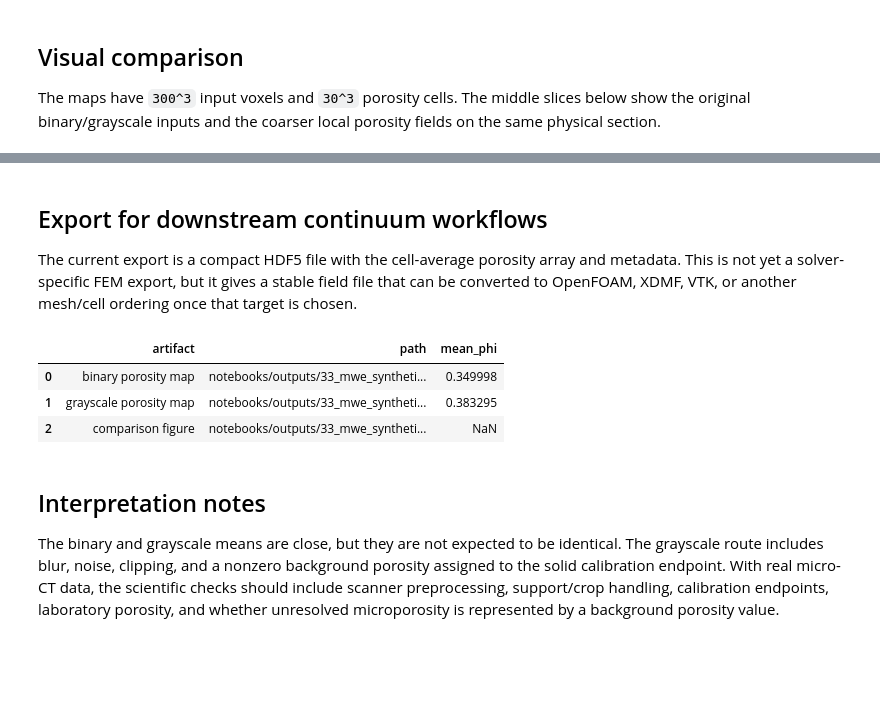
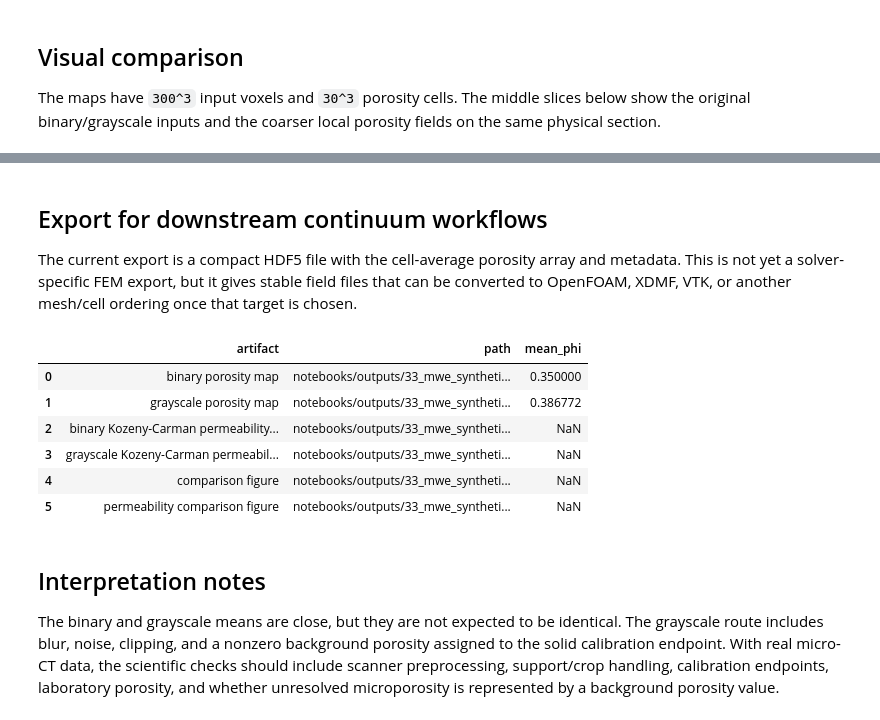
Before and after one commit to geomech-project/voids, a Jupyter notebook: notebooks/33_mwe_synthetic_porosity_maps.ipynb, the cells around one changed output, grey strips where cells are left out. Cells and saved outputs as stored; diff of their text form; code cells hidden in the pictures; blank space fills up the shorter version.

```diff
--- a/notebooks/33_mwe_synthetic_porosity_maps.ipynb
+++ b/notebooks/33_mwe_synthetic_porosity_maps.ipynb
@@ -77,6 +82,8 @@ pore_gray = 35.0
 background_porosity = 0.05
 noise_sigma = 6.0
 blur_sigma = 1.0
+kozeny_constant = 180.0
+max_permeability_m2 = 1.0e-8
 
 output_dir
 # %% [output]
@@ -258,49 +404,77 @@ PosixPath('/Users/dtvolpatto/Work/voids/notebooks/outputs/33_mwe_synthetic_poros
 ## Export for downstream continuum workflows
 
 The current export is a compact HDF5 file with the cell-average porosity array
-and metadata. This is not yet a solver-specific FEM export, but it gives a
-stable field file that can be converted to OpenFOAM, XDMF, VTK, or another
+and metadata. This is not yet a solver-specific FEM export, but it gives
+stable field files that can be converted to OpenFOAM, XDMF, VTK, or another
 mesh/cell ordering once that target is chosen.
 # %%
 binary_h5 = output_dir / "binary_porosity_map.h5"
 grayscale_h5 = output_dir / "grayscale_porosity_map.h5"
+binary_k_h5 = output_dir / "binary_kozeny_carman_permeability_map.h5"
+grayscale_k_h5 = output_dir / "grayscale_kozeny_carman_permeability_map.h5"
 
 save_porosity_map_hdf5(binary_porosity, binary_h5)
 save_porosity_map_hdf5(grayscale_porosity, grayscale_h5)
+save_permeability_map_hdf5(binary_permeability, binary_k_h5)
+save_permeability_map_hdf5(grayscale_permeability, grayscale_k_h5)
 
 binary_loaded = load_porosity_map_hdf5(binary_h5)
 grayscale_loaded = load_porosity_map_hdf5(grayscale_h5)
+binary_k_loaded = load_permeability_map_hdf5(binary_k_h5)
+grayscale_k_loaded = load_permeability_map_hdf5(grayscale_k_h5)
 
 assert np.allclose(binary_loaded.values, binary_porosity.values)
 assert np.allclose(grayscale_loaded.values, grayscale_porosity.values)
+assert np.allclose(binary_k_loaded.values, binary_permeability.values)
+assert np.allclose(grayscale_k_loaded.values, grayscale_permeability.values)
 assert binary_loaded.cell_size == binary_porosity.cell_size
 assert grayscale_loaded.cell_size == grayscale_porosity.cell_size
+assert binary_k_loaded.cell_size == binary_permeability.cell_size
+assert grayscale_k_loaded.cell_size == grayscale_permeability.cell_size
 
 exports = pd.DataFrame(
     [
         {
             "artifact": "binary porosity map",
             "path": str(binary_h5.relative_to(project_root)),
             "mean_phi": binary_loaded.mean_porosity,
         },
         {
             "artifact": "grayscale porosity map",
             "path": str(grayscale_h5.relative_to(project_root)),
             "mean_phi": grayscale_loaded.mean_porosity,
         },
         {
+            "artifact": "binary Kozeny-Carman permeability map",
+            "path": str(binary_k_h5.relative_to(project_root)),
+            "mean_phi": np.nan,
+        },
+        {
+            "artifact": "grayscale Kozeny-Carman permeability map",
+            "path": str(grayscale_k_h5.relative_to(project_root)),
+            "mean_phi": np.nan,
+        },
+        {
             "artifact": "comparison figure",
             "path": str(figure_path.relative_to(project_root)),
+            "mean_phi": np.nan,
+        },
+        {
+            "artifact": "permeability comparison figure",
+            "path": str(permeability_figure_path.relative_to(project_root)),
             "mean_phi": np.nan,
         },
     ]
 )
 display(exports)
 # %% [output]
 |  | artifact | path | mean_phi |
-| 0 | binary porosity map | notebooks/outputs/33_mwe_syntheti... | 0.349998 |
-| 1 | grayscale porosity map | notebooks/outputs/33_mwe_syntheti... | 0.383295 |
-| 2 | comparison figure | notebooks/outputs/33_mwe_syntheti... | NaN |
+| 0 | binary porosity map | notebooks/outputs/33_mwe_syntheti... | 0.350000 |
+| 1 | grayscale porosity map | notebooks/outputs/33_mwe_syntheti... | 0.386772 |
+| 2 | binary Kozeny-Carman permeability... | notebooks/outputs/33_mwe_syntheti... | NaN |
+| 3 | grayscale Kozeny-Carman permeabil... | notebooks/outputs/33_mwe_syntheti... | NaN |
+| 4 | comparison figure | notebooks/outputs/33_mwe_syntheti... | NaN |
+| 5 | permeability comparison figure | notebooks/outputs/33_mwe_syntheti... | NaN |
 # %% [markdown]
 ## Interpretation notes
 
```
Also changed, not shown: parts of 10 cells of this notebook, 3 other files.
